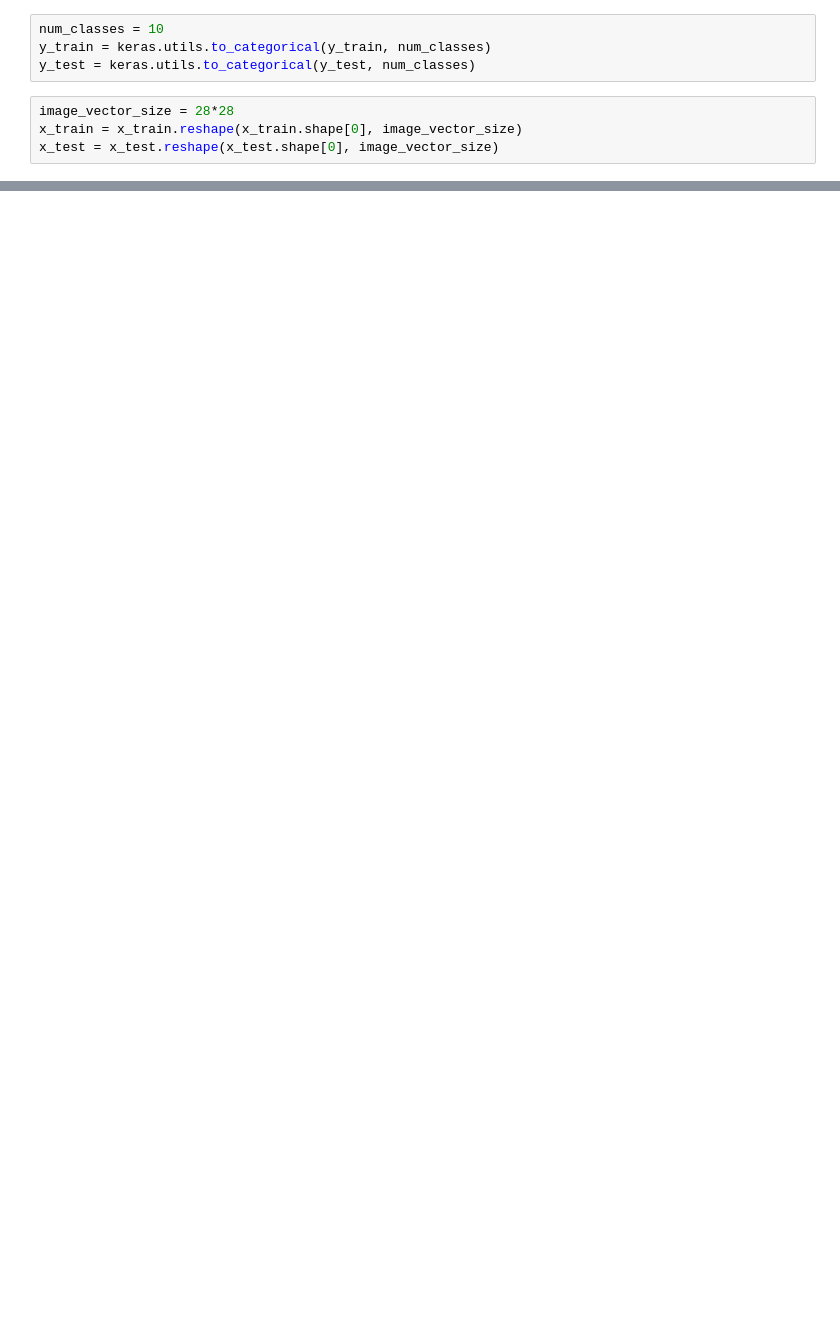
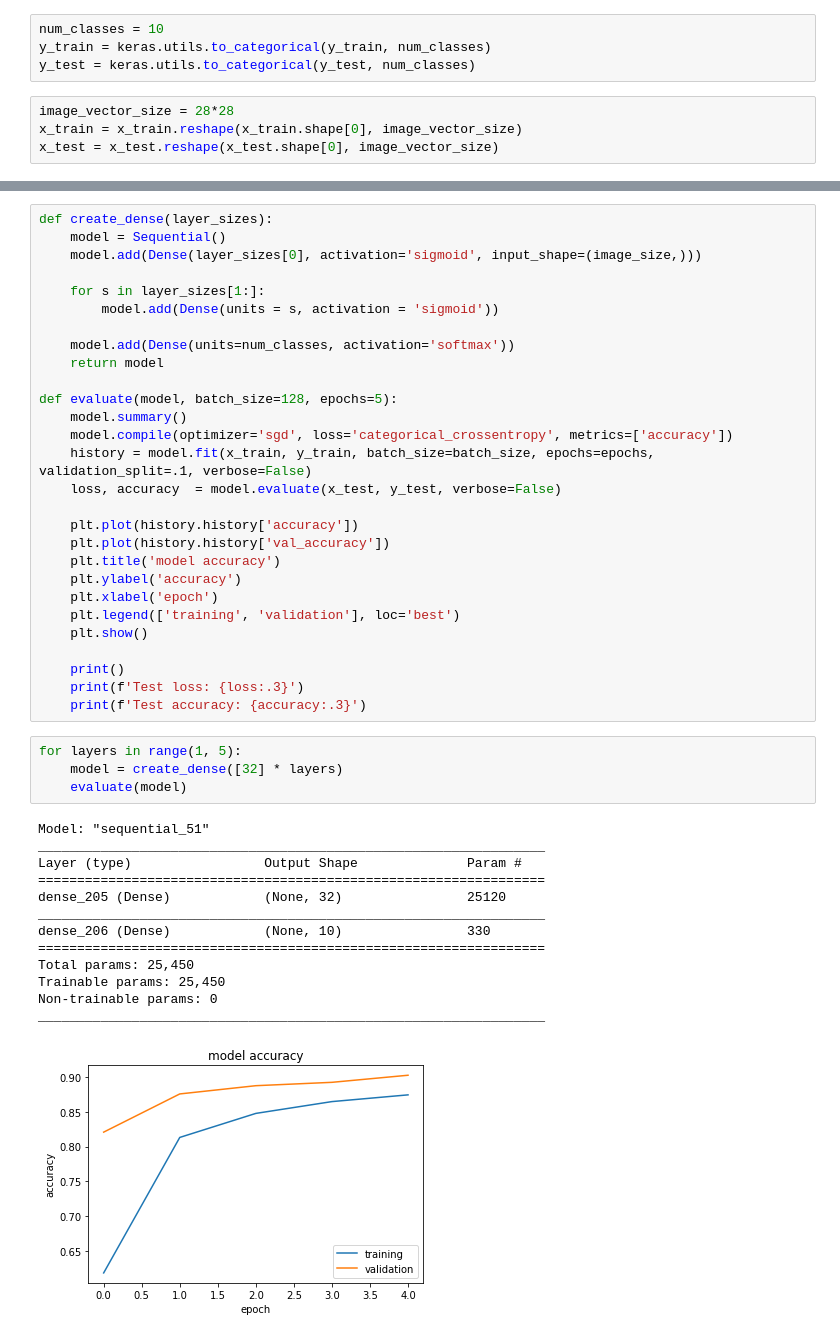
Before and after one commit to pedrohba1/IC, a Jupyter notebook: mnist_LOCAL_8917.ipynb, the cells around one changed output, grey strips where cells are left out. Cells and saved outputs as stored; diff of their text form; blank space fills up the shorter version.

```diff
--- a/mnist_LOCAL_8917.ipynb
+++ b/mnist_LOCAL_8917.ipynb
@@ -96 +60,47 @@ Test loss: 0.489
 Test accuracy: 0.885
+# %%
+def create_dense(layer_sizes):
+    model = Sequential()
+    model.add(Dense(layer_sizes[0], activation='sigmoid', input_shape=(image_size,)))
+
+    for s in layer_sizes[1:]:
+        model.add(Dense(units = s, activation = 'sigmoid'))
+
+    model.add(Dense(units=num_classes, activation='softmax'))
+    return model
+
+def evaluate(model, batch_size=128, epochs=5):
+    model.summary()
+    model.compile(optimizer='sgd', loss='categorical_crossentropy', metrics=['accuracy'])
+    history = model.fit(x_train, y_train, batch_size=batch_size, epochs=epochs, validation_split=.1, verbose=False)
+    loss, accuracy  = model.evaluate(x_test, y_test, verbose=False)
+
+    plt.plot(history.history['accuracy'])
+    plt.plot(history.history['val_accuracy'])
+    plt.title('model accuracy')
+    plt.ylabel('accuracy')
+    plt.xlabel('epoch')
+    plt.legend(['training', 'validation'], loc='best')
+    plt.show()
+
+    print()
+    print(f'Test loss: {loss:.3}')
+    print(f'Test accuracy: {accuracy:.3}')
+# %%
+for layers in range(1, 5):
+    model = create_dense([32] * layers)
+    evaluate(model)
+# %% [output]
+Model: "sequential_51"
+_________________________________________________________________
+Layer (type)                 Output Shape              Param #
+=================================================================
+dense_205 (Dense)            (None, 32)                25120
+_________________________________________________________________
+dense_206 (Dense)            (None, 10)                330
+=================================================================
+Total params: 25,450
+Trainable params: 25,450
+Non-trainable params: 0
+_________________________________________________________________
+[figure, added]
```
Also changed, not shown: parts of 19 cells of this notebook.
